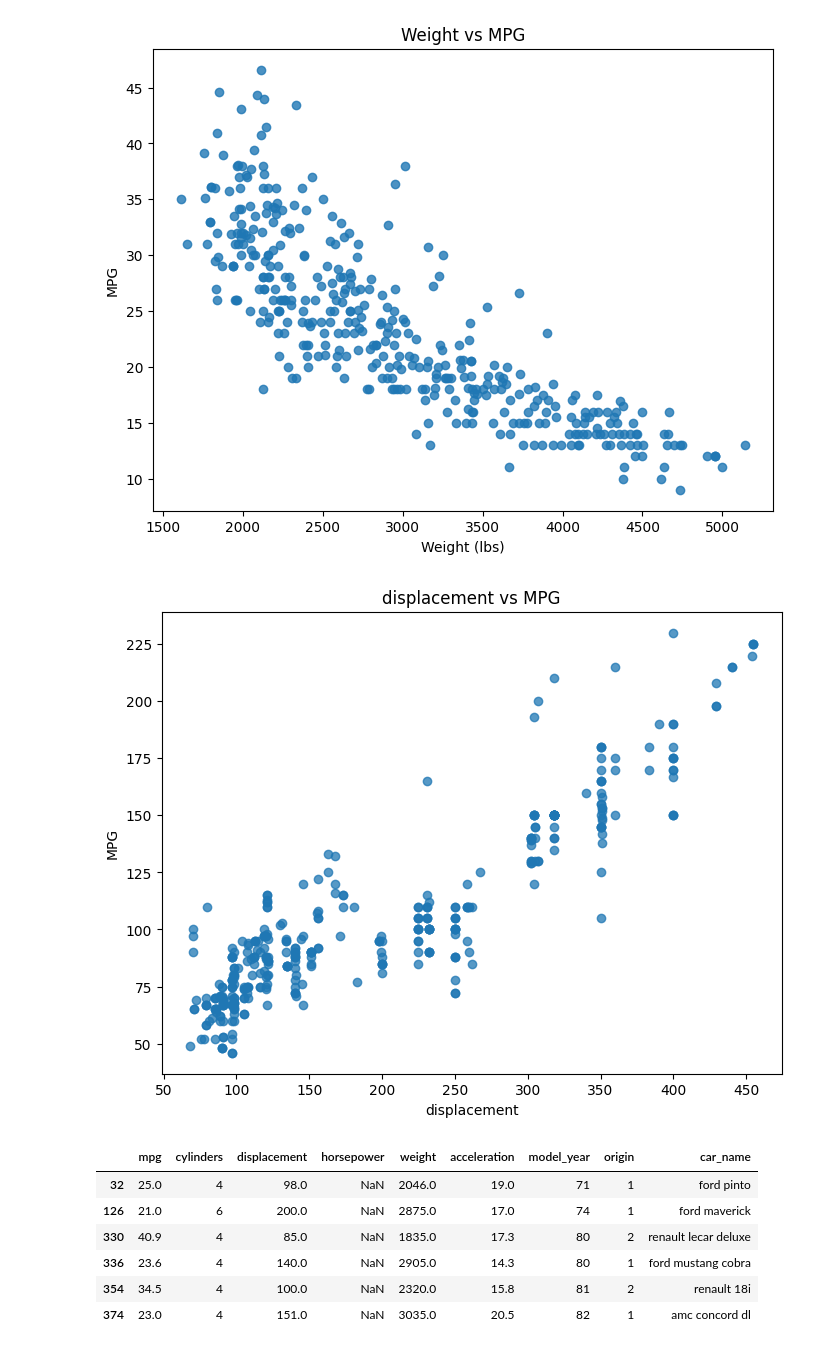
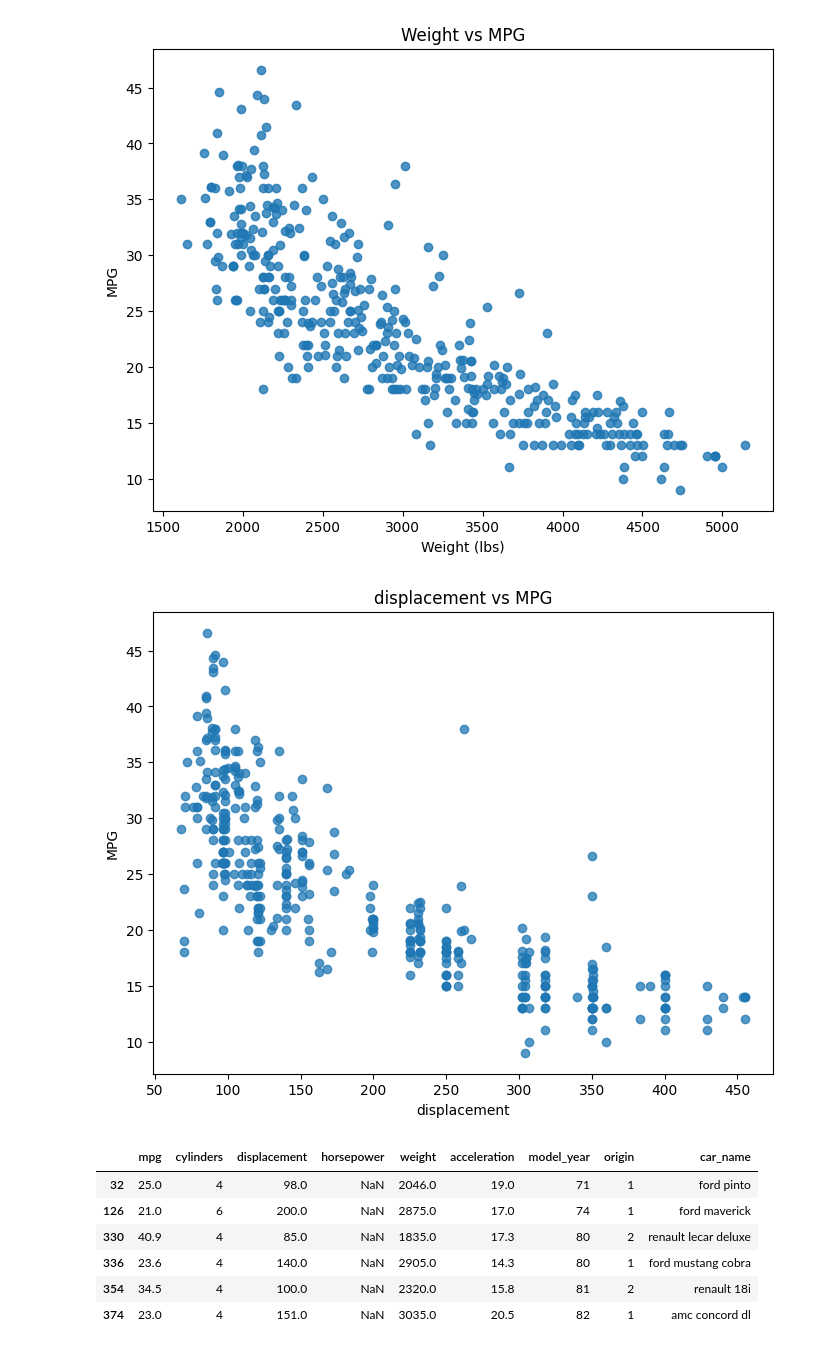
Before and after one commit to saul-gasca/Auto-MPG-MLops-Pipeline, a Jupyter notebook: notebooks/linear_regression.ipynb, the cells around one changed output. Cells and saved outputs as stored; diff of their text form; code cells hidden in the pictures.

```diff
--- a/notebooks/linear_regression.ipynb
+++ b/notebooks/linear_regression.ipynb
@@ -134,13 +138,13 @@ plt.show()
 [figure]
 # %%
 plt.figure(figsize=(8,6))
-plt.scatter(df['displacement'],df['horsepower'],alpha=0.75)
+plt.scatter(df['displacement'],df['mpg'],alpha=0.75)
 plt.xlabel('displacement')
 plt.ylabel('MPG')
 plt.title('displacement vs MPG')
 plt.show()
 # %% [output]
-[figure, old version]
+[figure, new version]
 # %%
 df[df['horsepower'].isna()]
 # %% [output]
```
Also changed, not shown: parts of 4 cells of this notebook, 5 other files.
